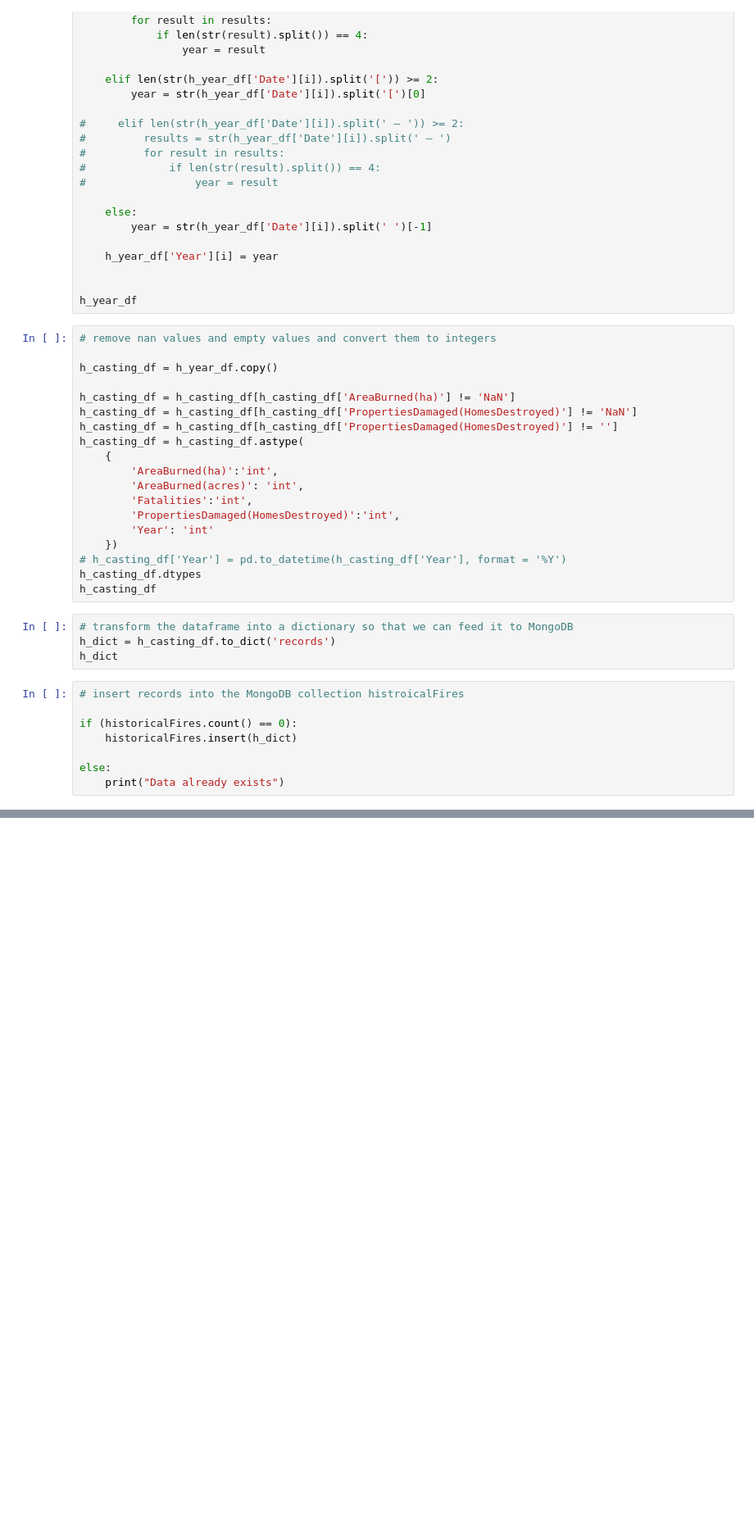
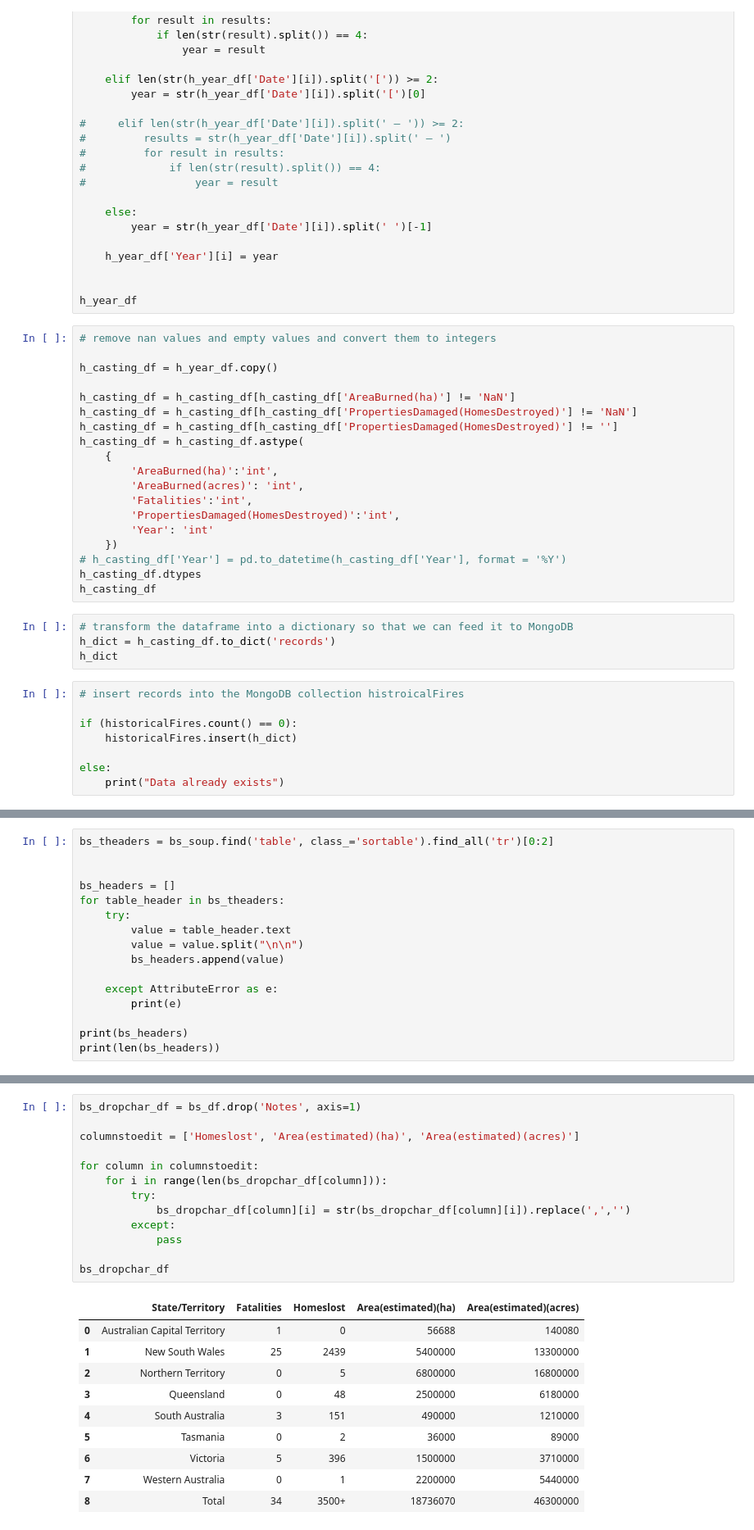
Before and after one commit to philipstubbs13/australia-fire-api-and-dashboard, a Jupyter notebook: WebScrapping.ipynb, the cells around one changed output, grey strips where cells are left out. Shown at 82% size. Cells and saved outputs as stored; diff of their text form; blank space fills up the shorter version.

```diff
--- a/WebScrapping.ipynb
+++ b/WebScrapping.ipynb
@@ -199,0 +229,16 @@ else:
+# %%
+bs_theaders = bs_soup.find('table', class_='sortable').find_all('tr')[0:2]
+
+
+bs_headers = []
+for table_header in bs_theaders:
+    try:
+        value = table_header.text
+        value = value.split("\n\n")
+        bs_headers.append(value)
+
+    except AttributeError as e:
+        print(e)
+
+print(bs_headers)
+print(len(bs_headers))
@@ -199,0 +313,24 @@ else:
+# %%
+bs_dropchar_df = bs_df.drop('Notes', axis=1)
+
+columnstoedit = ['Homeslost', 'Area(estimated)(ha)', 'Area(estimated)(acres)']
+
+for column in columnstoedit:
+    for i in range(len(bs_dropchar_df[column])):
+        try:
+            bs_dropchar_df[column][i] = str(bs_dropchar_df[column][i]).replace(',','')
+        except:
+            pass
+
+bs_dropchar_df
+# %% [output]
+|  | State/Territory | Fatalities | Homeslost | Area(estimated)(ha) | Area(estimated)(acres) |
+| 0 | Australian Capital Territory | 1 | 0 | 56688 | 140080 |
+| 1 | New South Wales | 25 | 2439 | 5400000 | 13300000 |
+| 2 | Northern Territory | 0 | 5 | 6800000 | 16800000 |
+| 3 | Queensland | 0 | 48 | 2500000 | 6180000 |
+| 4 | South Australia | 3 | 151 | 490000 | 1210000 |
+| 5 | Tasmania | 0 | 2 | 36000 | 89000 |
+| 6 | Victoria | 5 | 396 | 1500000 | 3710000 |
+| 7 | Western Australia | 0 | 1 | 2200000 | 5440000 |
+| 8 | Total | 34 | 3500+ | 18736070 | 46300000 |
```
Also changed, not shown: parts of 12 cells of this notebook.
